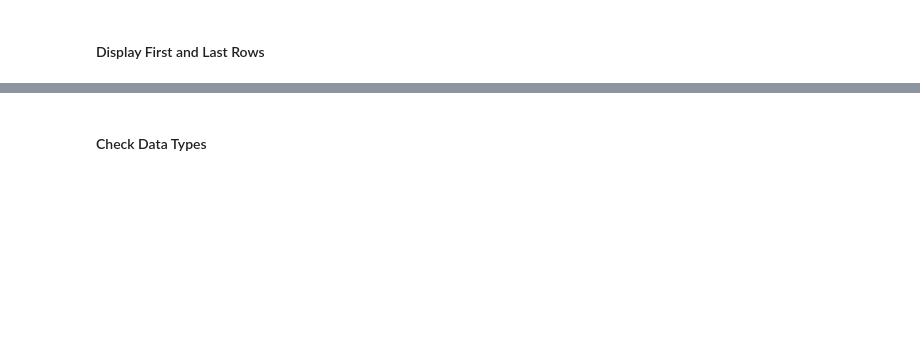
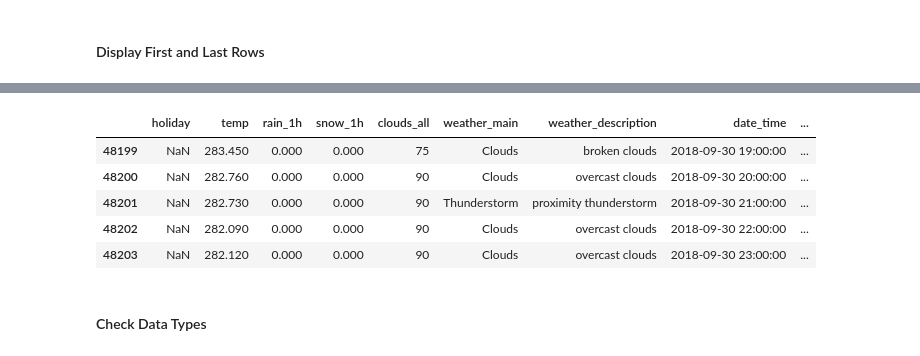
Before and after one commit to aleciaduncan/Data-Analysis, a Jupyter notebook: i94-traffic/i94-traffic.ipynb, the cells around one changed output, grey strips where cells are left out. Saved outputs shown, nothing was run; the diff lists cells and outputs as text; code cells hidden in the pictures; blank space fills up the shorter version.

```diff
--- a/i94-traffic/i94-traffic.ipynb
+++ b/i94-traffic/i94-traffic.ipynb
@@ -145,6 +153,13 @@ ModuleNotFoundError: No module named 'matplotlib'
 # %%
-# # Look at last 5 rows
-# df.tail()
+# Look at last 5 rows
+traffic.tail()
+# %% [output]
+|  | holiday | temp | rain_1h | snow_1h | clouds_all | weather_main | weather_description | date_time | ... |
+| 48199 | NaN | 283.450 | 0.000 | 0.000 | 75 | Clouds | broken clouds | 2018-09-30 19:00:00 | ... |
+| 48200 | NaN | 282.760 | 0.000 | 0.000 | 90 | Clouds | overcast clouds | 2018-09-30 20:00:00 | ... |
+| 48201 | NaN | 282.730 | 0.000 | 0.000 | 90 | Thunderstorm | proximity thunderstorm | 2018-09-30 21:00:00 | ... |
+| 48202 | NaN | 282.090 | 0.000 | 0.000 | 90 | Clouds | overcast clouds | 2018-09-30 22:00:00 | ... |
+| 48203 | NaN | 282.120 | 0.000 | 0.000 | 90 | Clouds | overcast clouds | 2018-09-30 23:00:00 | ... |
 # %% [markdown]
 #### Check Data Types
 # %%
```
Also changed, not shown: parts of 30 cells of this notebook, 1 other file.
